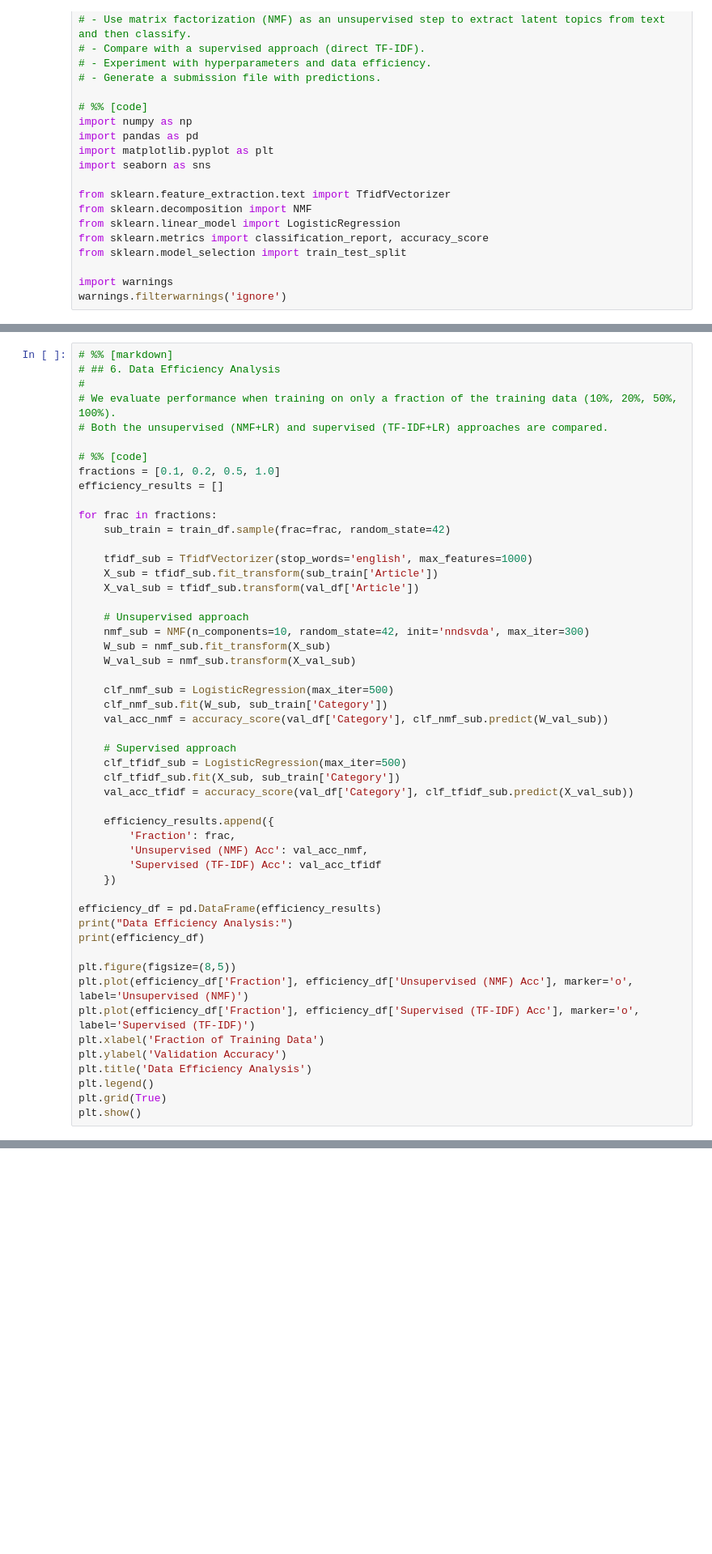
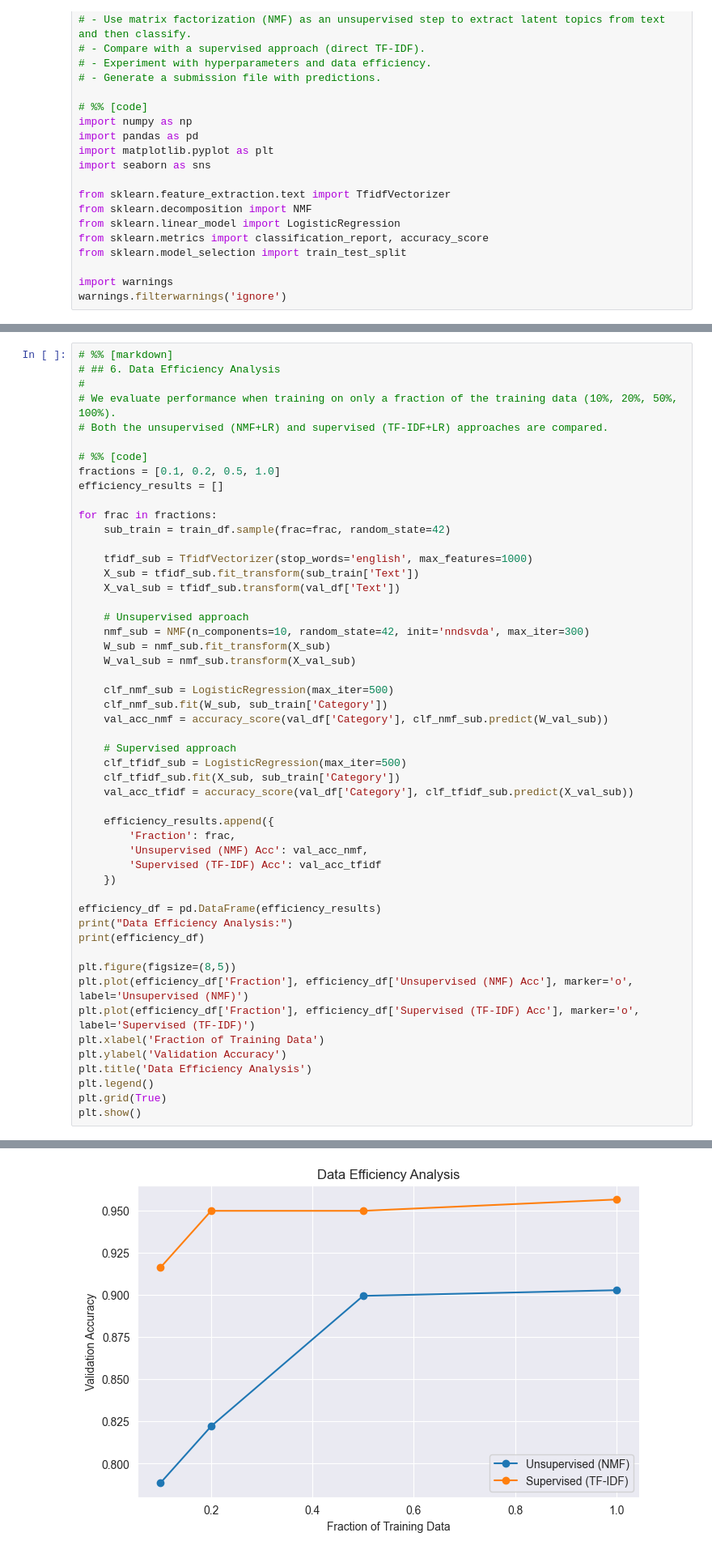
Before and after one commit to sanctusgee/csca5632-classification, a Jupyter notebook: week4-bbc-kaggle.ipynb, the cells around one changed output, grey strips where cells are left out. Shown at 81% size. Drawn from its saved outputs; the diff is of its cells as text; blank space fills up the shorter version.

```diff
--- a/week4-bbc-kaggle.ipynb
+++ b/week4-bbc-kaggle.ipynb
@@ -170,8 +229,8 @@ for frac in fractions:
     sub_train = train_df.sample(frac=frac, random_state=42)
 
     tfidf_sub = TfidfVectorizer(stop_words='english', max_features=1000)
-    X_sub = tfidf_sub.fit_transform(sub_train['Article'])
-    X_val_sub = tfidf_sub.transform(val_df['Article'])
+    X_sub = tfidf_sub.fit_transform(sub_train['Text'])
+    X_val_sub = tfidf_sub.transform(val_df['Text'])
 
     # Unsupervised approach
     nmf_sub = NMF(n_components=10, random_state=42, init='nndsvda', max_iter=300)
@@ -206,3 +265,4 @@ plt.title('Data Efficiency Analysis')
 plt.legend()
 plt.grid(True)
 plt.show()
+# %% [output]
@@ -209,3 +275,4 @@ plt.show()
+[figure, added]
 # %%
 # %% [markdown]
 # ## 7. Final Test Set Prediction and Submission File
```
Also changed, not shown: parts of 12 cells of this notebook, 1 other file.
